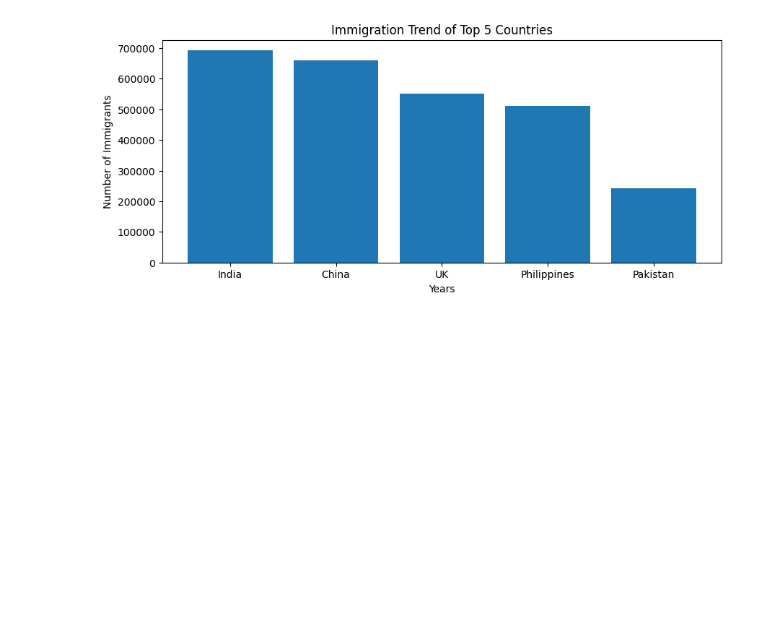
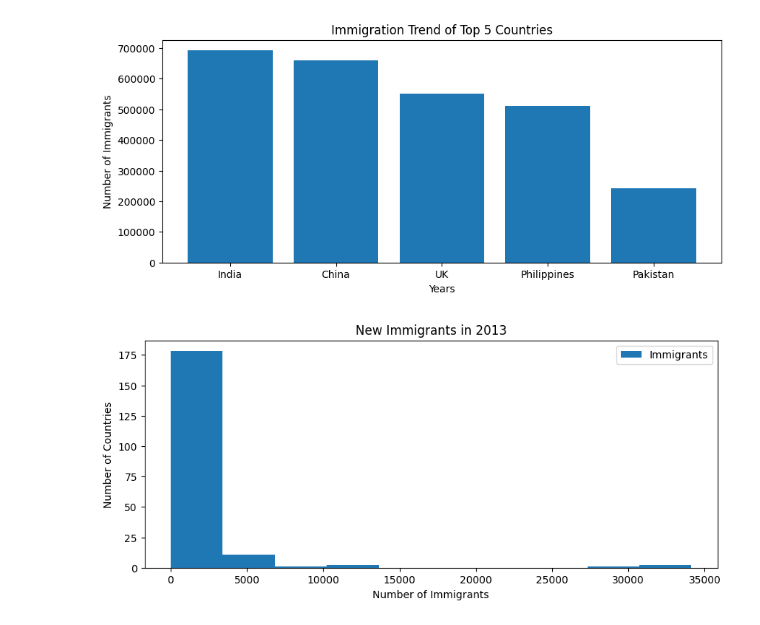
Before and after one commit to mohammedhelalu/GoogleDrivemmm, a Jupyter notebook: matplot_direct_plots.ipynb, the cells around one changed output. Saved outputs shown, nothing was run; the diff lists cells and outputs as text; code cells hidden in the pictures; blank space fills up the shorter version.

```diff
--- a/matplot_direct_plots.ipynb
+++ b/matplot_direct_plots.ipynb
@@ -271,3 +271,18 @@ ax.set_xlabel('Years')
 plt.show()
 # %% [output]
 [figure]
+# %%
+df_country = df_can.groupby(['Country'])['2013'].sum().reset_index()
+
+#Create figure and axes
+fig, ax = plt.subplots(figsize=(10, 4))
+ax.hist(df_country['2013'])
+ax.set_title('New Immigrants in 2013')
+ax.set_xlabel('Number of Immigrants')
+ax.set_ylabel('Number of Countries')
+ax.legend(['Immigrants'])
+
+#Display the plot
+plt.show()
+# %% [output]
+[figure, added]
```
Also changed, not shown: parts of 7 cells of this notebook.
